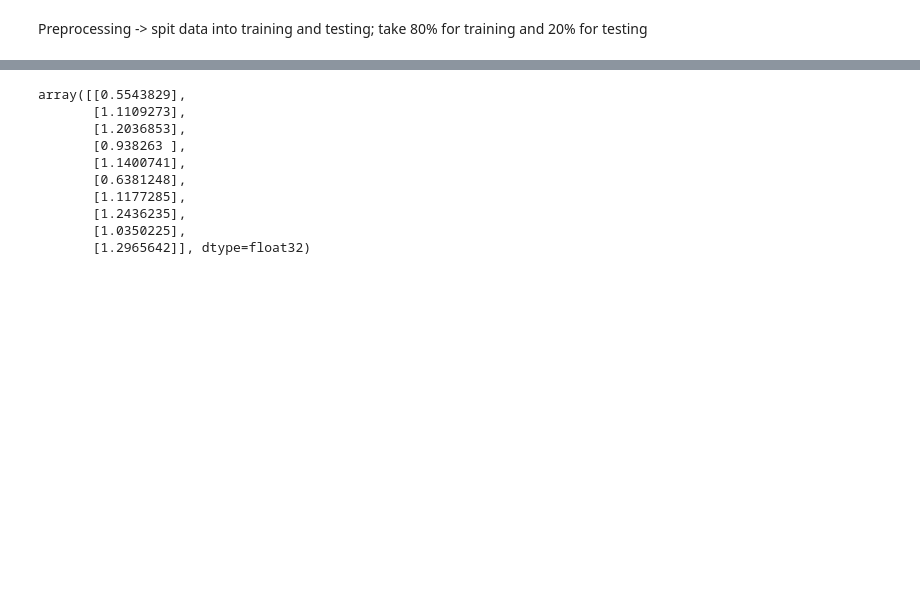
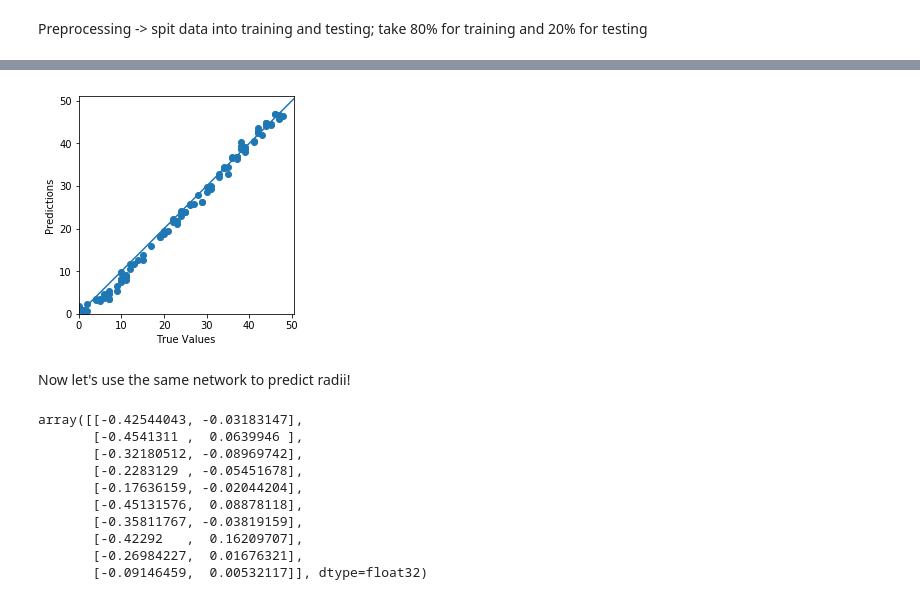
Before and after one commit to mdmorris/CNNsimple, a Jupyter notebook: CNN.ipynb, the cells around one changed output, grey strips where cells are left out. Cells and saved outputs as stored; diff of their text form; code cells hidden in the pictures; blank space fills up the shorter version.

```diff
--- a/CNN.ipynb
+++ b/CNN.ipynb
@@ -82,0 +143,13 @@ Preprocessing -> spit data into training and testing; take 80% for training and
+# %%
+class PrintDot(keras.callbacks.Callback):
+  def on_epoch_end(self, epoch, logs):
+    if epoch % 100 == 0:
+        print('')
+    print('.', end='')
+
+EPOCHS = 100
+
+history = model_circ.fit(
+  train_data, train_labels,
+  epochs=EPOCHS, validation_split = 0.2,
+  callbacks=[PrintDot()])
@@ -82,0 +204,9 @@ Preprocessing -> spit data into training and testing; take 80% for training and
+# %%
+model_circ = build_model()
+
+# The patience parameter is the amount of epochs to check for improvement
+early_stop = keras.callbacks.EarlyStopping(monitor='val_loss', patience=20)
+
+history_earlyStop = model_circ.fit(train_data, train_labels, epochs=EPOCHS,
+                    validation_split = 0.2, verbose=0, callbacks=[early_stop, PrintDot()])
+plot_history(history_earlyStop)
@@ -82,0 +221,12 @@ Preprocessing -> spit data into training and testing; take 80% for training and
+# %%
+test_predictions = model_circ.predict(test_data)
+results = model_circ.evaluate(test_data, test_labels)
+plt.scatter(test_labels.flatten(), test_predictions.flatten())
+plt.xlabel('True Values')
+plt.ylabel('Predictions')
+plt.axis('equal')
+plt.axis('square')
+plt.xlim([0,plt.xlim()[1]])
+plt.ylim([0,plt.ylim()[1]])
+_ = plt.plot([-100, 100], [-100, 100])
+# %% [output]
@@ -83,2 +234,5 @@ Preprocessing -> spit data into training and testing; take 80% for training and
+[figure, added]
+# %% [markdown]
+Now let's use the same network to predict radii!
 # %%
 split = int(0.8*len(circleData))
@@ -107,16 +255,17 @@ model = build_model()
 # %%
-example_batch = train_data[:10]
-example_result = model.predict(example_batch)
+model_rad = build_model_rad()
+example_batch = train_data_rad[:10]
+example_result = model_rad.predict(example_batch)
 example_result
 # %% [output]
-array([[0.5543829],
-       [1.1109273],
-       [1.2036853],
-       [0.938263 ],
-       [1.1400741],
-       [0.6381248],
-       [1.1177285],
-       [1.2436235],
-       [1.0350225],
-       [1.2965642]], dtype=float32)
+array([[-0.42544043, -0.03183147],
+       [-0.4541311 ,  0.0639946 ],
+       [-0.32180512, -0.08969742],
+       [-0.2283129 , -0.05451678],
+       [-0.17636159, -0.02044204],
+       [-0.45131576,  0.08878118],
+       [-0.35811767, -0.03819159],
+       [-0.42292   ,  0.16209707],
+       [-0.26984227,  0.01676321],
+       [-0.09146459,  0.00532117]], dtype=float32)
 # %%
```
Also changed, not shown: parts of 26 cells of this notebook.
